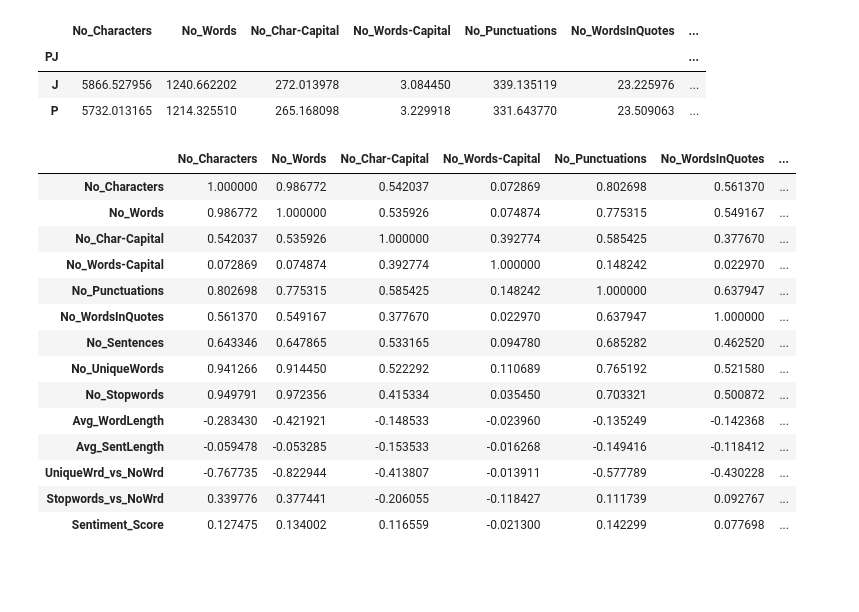
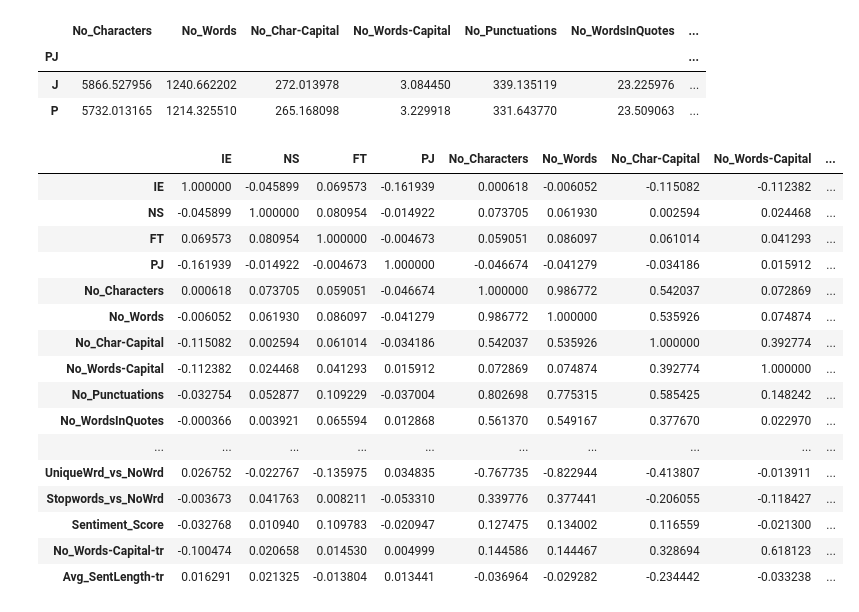
Before and after one commit to shshakib/Twitter-Personality-Prediction, a Jupyter notebook: Step4 Feature Engineering.ipynb, the cells around one changed output. Cells and saved outputs as stored; diff of their text form; code cells hidden in the pictures; blank space fills up the shorter version.

```diff
--- a/Step4 Feature Engineering.ipynb
+++ b/Step4 Feature Engineering.ipynb
@@ -178,25 +180,3 @@ display(HTML(mbti_FE.groupby(['PJ']).mean().to_html()))
 | PJ |  |  |  |  |  |  | ... |
 | J | 5866.527956 | 1240.662202 | 272.013978 | 3.084450 | 339.135119 | 23.225976 | ... |
 | P | 5732.013165 | 1214.325510 | 265.168098 | 3.229918 | 331.643770 | 23.509063 | ... |
-# %%
-import pandas as pd
-import numpy as np
-
-corr = mbti_FE.corr()
-corr.style.background_gradient(cmap='coolwarm')
-# %% [output]
-|  | No_Characters | No_Words | No_Char-Capital | No_Words-Capital | No_Punctuations | No_WordsInQuotes | ... |
-| No_Characters | 1.000000 | 0.986772 | 0.542037 | 0.072869 | 0.802698 | 0.561370 | ... |
-| No_Words | 0.986772 | 1.000000 | 0.535926 | 0.074874 | 0.775315 | 0.549167 | ... |
-| No_Char-Capital | 0.542037 | 0.535926 | 1.000000 | 0.392774 | 0.585425 | 0.377670 | ... |
-| No_Words-Capital | 0.072869 | 0.074874 | 0.392774 | 1.000000 | 0.148242 | 0.022970 | ... |
-| No_Punctuations | 0.802698 | 0.775315 | 0.585425 | 0.148242 | 1.000000 | 0.637947 | ... |
-| No_WordsInQuotes | 0.561370 | 0.549167 | 0.377670 | 0.022970 | 0.637947 | 1.000000 | ... |
-| No_Sentences | 0.643346 | 0.647865 | 0.533165 | 0.094780 | 0.685282 | 0.462520 | ... |
-| No_UniqueWords | 0.941266 | 0.914450 | 0.522292 | 0.110689 | 0.765192 | 0.521580 | ... |
-| No_Stopwords | 0.949791 | 0.972356 | 0.415334 | 0.035450 | 0.703321 | 0.500872 | ... |
-| Avg_WordLength | -0.283430 | -0.421921 | -0.148533 | -0.023960 | -0.135249 | -0.142368 | ... |
-| Avg_SentLength | -0.059478 | -0.053285 | -0.153533 | -0.016268 | -0.149416 | -0.118412 | ... |
-| UniqueWrd_vs_NoWrd | -0.767735 | -0.822944 | -0.413807 | -0.013911 | -0.577789 | -0.430228 | ... |
-| Stopwords_vs_NoWrd | 0.339776 | 0.377441 | -0.206055 | -0.118427 | 0.111739 | 0.092767 | ... |
-| Sentiment_Score | 0.127475 | 0.134002 | 0.116559 | -0.021300 | 0.142299 | 0.077698 | ... |
@@ -208,0 +183,30 @@ corr.style.background_gradient(cmap='coolwarm')
+# %%
+import pandas as pd
+import numpy as np
+
+temp_FE = mbti_FE.copy()
+temp_FE['IE'] = mbti_FE['IE'].apply(lambda x: 1 if x == 'I' else 0)
+temp_FE['NS'] = mbti_FE['NS'].apply(lambda x: 1 if x == 'N' else 0)
+temp_FE['FT'] = mbti_FE['FT'].apply(lambda x: 1 if x == 'F' else 0)
+temp_FE['PJ'] = mbti_FE['PJ'].apply(lambda x: 1 if x == 'P' else 0)
+
+corr = temp_FE.corr()
+corr.style.background_gradient(cmap='coolwarm')
+# %% [output]
+|  | IE | NS | FT | PJ | No_Characters | No_Words | No_Char-Capital | No_Words-Capital | ... |
+| IE | 1.000000 | -0.045899 | 0.069573 | -0.161939 | 0.000618 | -0.006052 | -0.115082 | -0.112382 | ... |
+| NS | -0.045899 | 1.000000 | 0.080954 | -0.014922 | 0.073705 | 0.061930 | 0.002594 | 0.024468 | ... |
+| FT | 0.069573 | 0.080954 | 1.000000 | -0.004673 | 0.059051 | 0.086097 | 0.061014 | 0.041293 | ... |
+| PJ | -0.161939 | -0.014922 | -0.004673 | 1.000000 | -0.046674 | -0.041279 | -0.034186 | 0.015912 | ... |
+| No_Characters | 0.000618 | 0.073705 | 0.059051 | -0.046674 | 1.000000 | 0.986772 | 0.542037 | 0.072869 | ... |
+| No_Words | -0.006052 | 0.061930 | 0.086097 | -0.041279 | 0.986772 | 1.000000 | 0.535926 | 0.074874 | ... |
+| No_Char-Capital | -0.115082 | 0.002594 | 0.061014 | -0.034186 | 0.542037 | 0.535926 | 1.000000 | 0.392774 | ... |
+| No_Words-Capital | -0.112382 | 0.024468 | 0.041293 | 0.015912 | 0.072869 | 0.074874 | 0.392774 | 1.000000 | ... |
+| No_Punctuations | -0.032754 | 0.052877 | 0.109229 | -0.037004 | 0.802698 | 0.775315 | 0.585425 | 0.148242 | ... |
+| No_WordsInQuotes | -0.000366 | 0.003921 | 0.065594 | 0.012868 | 0.561370 | 0.549167 | 0.377670 | 0.022970 | ... |
+| ... | ... | ... | ... | ... | ... | ... | ... | ... | ... |
+| UniqueWrd_vs_NoWrd | 0.026752 | -0.022767 | -0.135975 | 0.034835 | -0.767735 | -0.822944 | -0.413807 | -0.013911 | ... |
+| Stopwords_vs_NoWrd | -0.003673 | 0.041763 | 0.008211 | -0.053310 | 0.339776 | 0.377441 | -0.206055 | -0.118427 | ... |
+| Sentiment_Score | -0.032768 | 0.010940 | 0.109783 | -0.020947 | 0.127475 | 0.134002 | 0.116559 | -0.021300 | ... |
+| No_Words-Capital-tr | -0.100474 | 0.020658 | 0.014530 | 0.004999 | 0.144586 | 0.144467 | 0.328694 | 0.618123 | ... |
+| Avg_SentLength-tr | 0.016291 | 0.021325 | -0.013804 | 0.013441 | -0.036964 | -0.029282 | -0.234442 | -0.033238 | ... |
```
Also changed, not shown: parts of 7 cells of this notebook, 6 other files.
